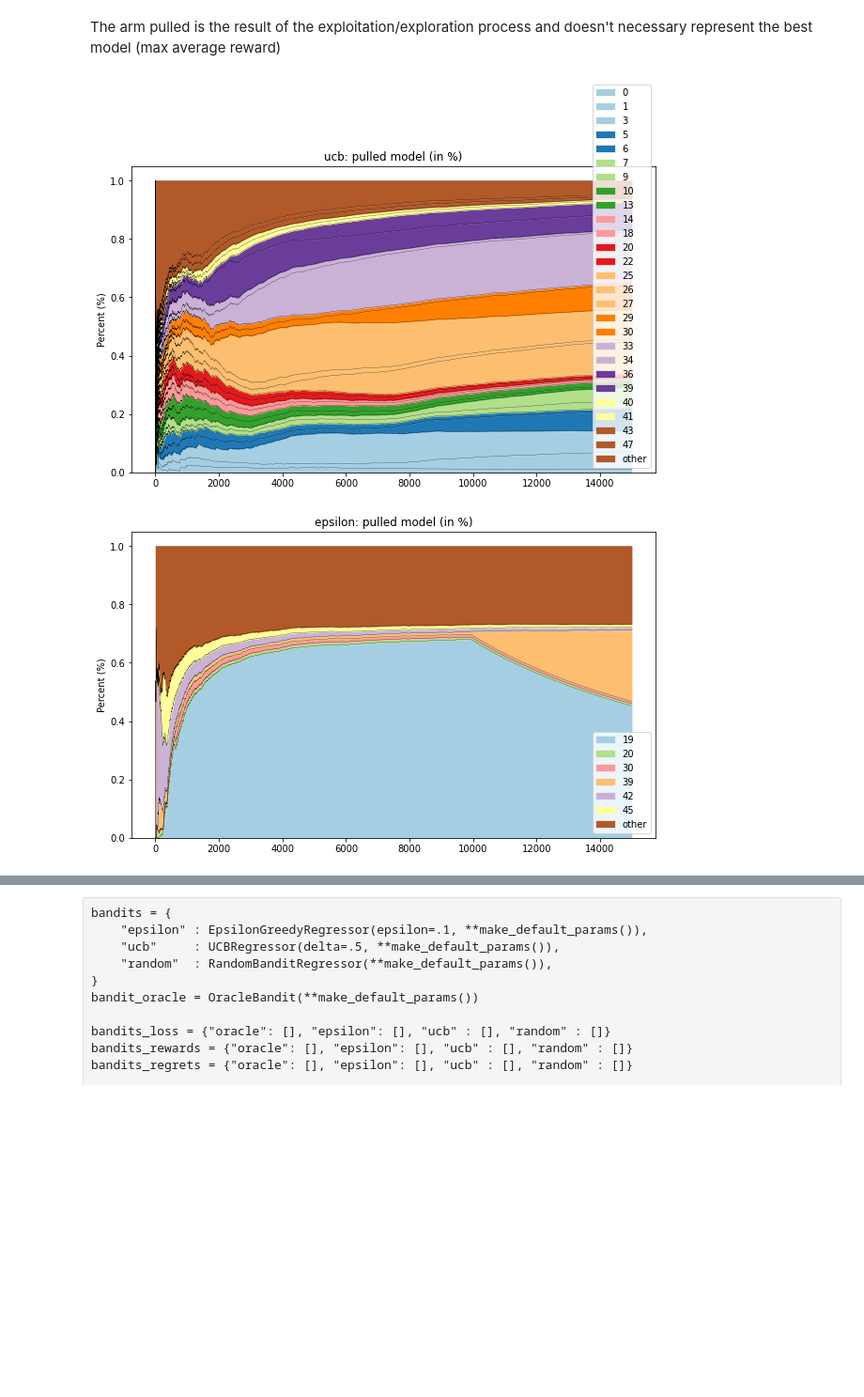
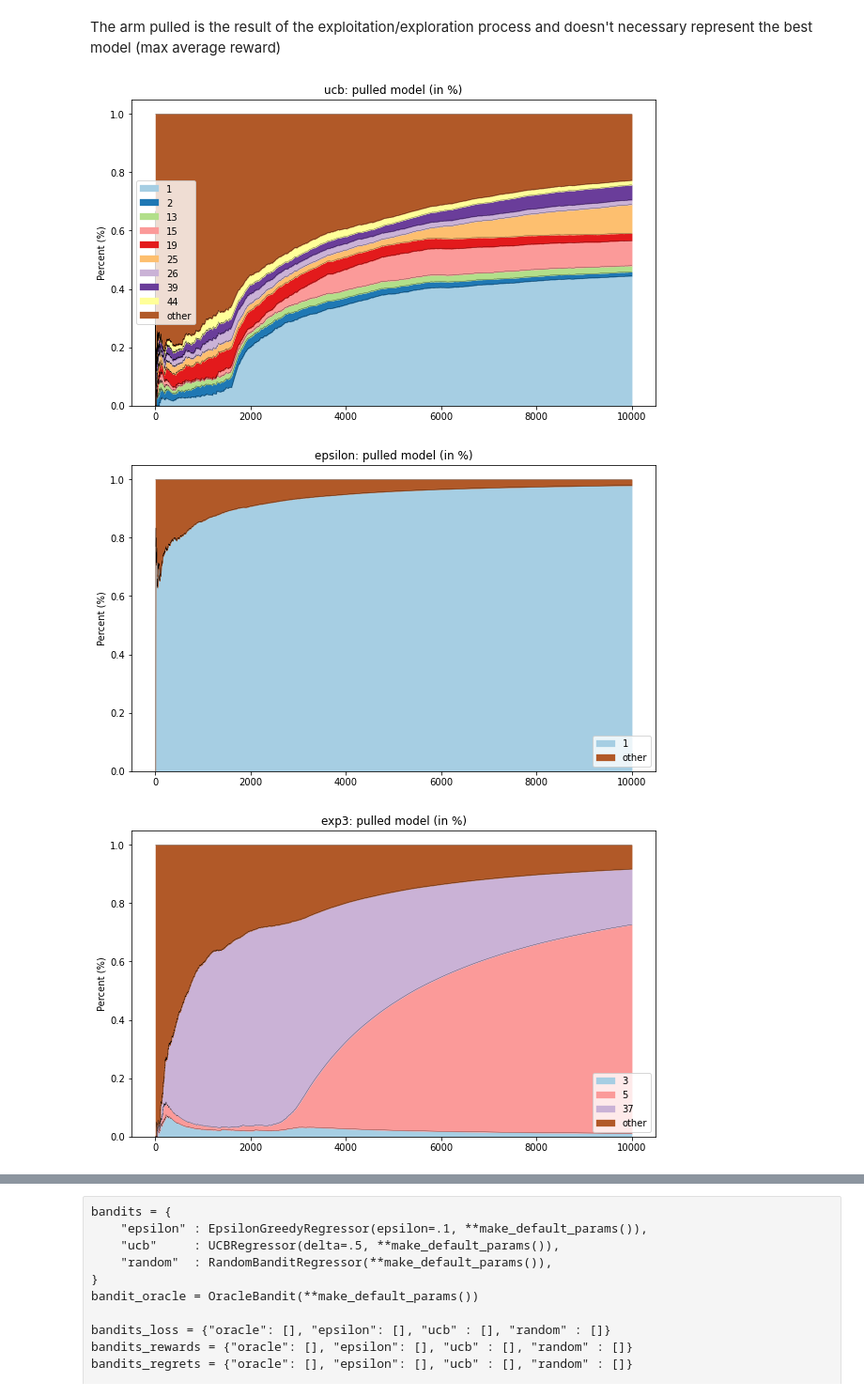
Before and after one commit to etiennekintzler/workbench, a Jupyter notebook: Clean_Bandits.ipynb, the cells around one changed output, grey strips where cells are left out. Shown: that part at 94% size. Drawn from its saved outputs; the diff is of its cells as text; code cells hidden in the pictures; blank space fills up the shorter version.

```diff
--- a/Clean_Bandits.ipynb
+++ b/Clean_Bandits.ipynb
@@ -133,7 +131,7 @@ We simulate a **dataset** with :
 - $\beta$ vector is distributed as $\mathcal{U}([0, 1])$
 - The data generating process (DGP) is linear : $y=X^T\beta + \epsilon$ with $\epsilon$ ~ $\mathcal{N}(0, 1)$
 # %%
-N = 15000
+N = 10000
 p = 25
 dataset = make_dataset(p=p, N=N, intercept=2, drift=False, noise_scale=.25, shock=False, seed=123)
 # %%
@@ -146,14 +144,18 @@ def make_default_params():
                 save_metric_values=True,
                 models=make_models(),
                 save_percentage_pulled=True,
-                print_every=N//3)
+                print_every=N//4)
 # %%
+np.random.seed(123)
 bandits = {
-    "epsilon" : EpsilonGreedyRegressor(epsilon=0.3, **make_default_params()),
-    "ucb"     : UCBRegressor(delta=None,**make_default_params()),
+    "epsilon" : EpsilonGreedyRegressor(epsilon=0.2, epsilon_decay=1e-3,**make_default_params()),
+    'exp3': Exp3Regressor(eta=.75, **make_default_params()),
+    "ucb"     : UCBRegressor(delta=None, explore_each_arm=3,**make_default_params()),
     "random"  : RandomBanditRegressor(**make_default_params()),
 }
 bandit_oracle = OracleBandit(**make_default_params())
+
+bandits['exp3'].reward_scaler = preprocessing.MinMaxScaler()
 
 for _, bandit in bandits.items():
     pass#bandit._compute_scaled_reward = new_compute
@@ -162,9 +164,10 @@ for i, (x, y) in tqdm.tqdm(enumerate(make_stream(dataset))):
 
     for bandit_label in bandits:
         y_pred = bandits[bandit_label].predict_one(x=x)
-        update_internals = False if i < 100 else True
         bandits[bandit_label].learn_one(x=x, y=y)
 
+    if i % (N // 10) == 0:
+        pass#print(bandits["epsilon"].epsilon)
     if use_oracle:
         oracle_pred = bandit_oracle.predict_one(x, y)
         bandit_oracle.learn_one(x=x, y=y)
@@ -203,7 +227,7 @@ RandomBanditRegressor
 # %% [markdown]
 The arm pulled is the result of the exploitation/exploration process and doesn't necessary represent the best model (max average reward)
 # %%
-def make_percentage_df(percentage_pulled, threshold=0.5/100):
+def make_percentage_df(percentage_pulled, threshold=0.25/100):
     times_pulled_df = pd.DataFrame(({i:pct for (i,pct) in enumerate(array)} for array in percentage_pulled))
     most_pulled = times_pulled_df.mean(axis=0)[lambda s: s >= threshold].index
     less_pulled = set(times_pulled_df.columns) - set(most_pulled)
@@ -212,16 +236,17 @@ def make_percentage_df(percentage_pulled, threshold=0.5/100):
                                 axis=1)
     return cleaned_pulled
 # %%
-for bandit_label in ["ucb", "epsilon"]:
-    cleaned_pulled = make_percentage_df(bandits[bandit_label].store_percentage_pulled, threshold=1/100)
+for bandit_label in ["ucb", "epsilon", 'exp3']:
+    cleaned_pulled = make_percentage_df(bandits[bandit_label].store_percentage_pulled, threshold=2/100)
 
     # plot
     ax = cleaned_pulled.plot(kind="area", colormap="Paired", linewidth=.25, figsize=FIGSIZE,
                              title=f"{bandit_label}: pulled model (in %)")
     ax.set_ylabel('Percent (%)')
     [l.set_color("black") for l in ax.lines]
     plt.show()
 # %% [output]
-[figure, old version]
+[figure, new version]
-[figure, old version]
+[figure, new version]
+[figure, added]
 # %% [markdown]
```
Also changed, not shown: parts of 45 cells of this notebook.
